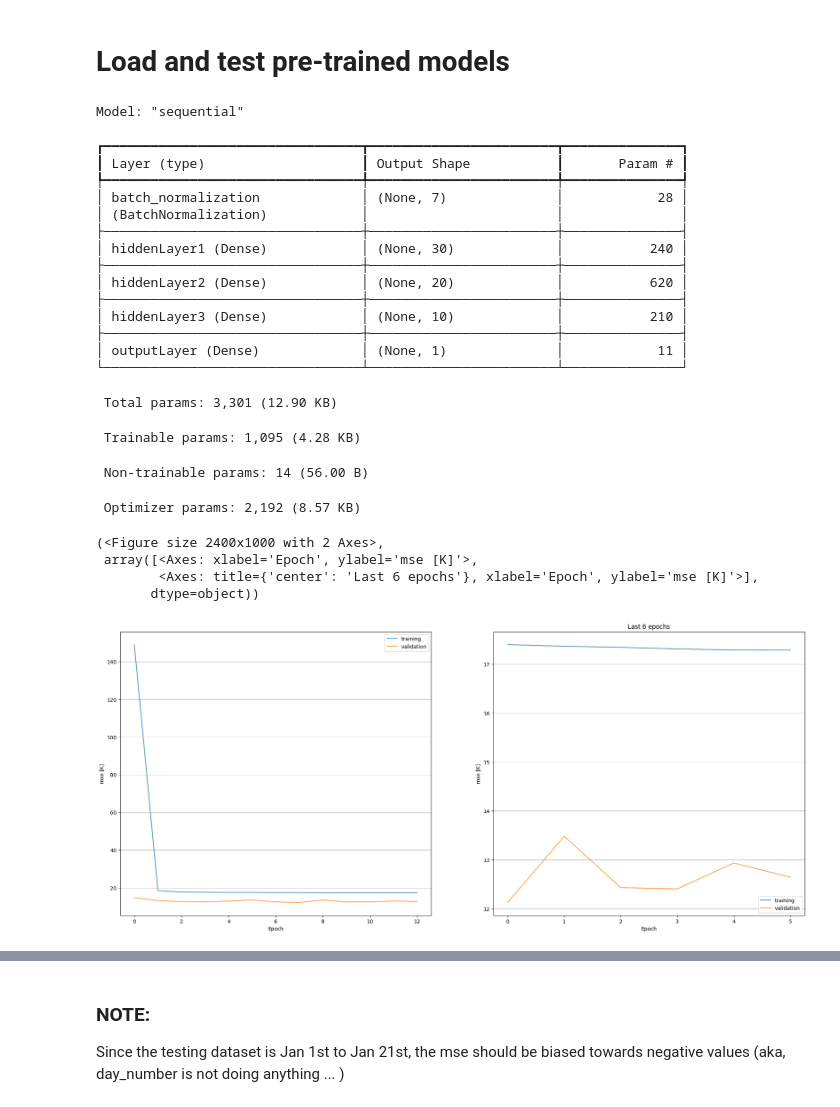
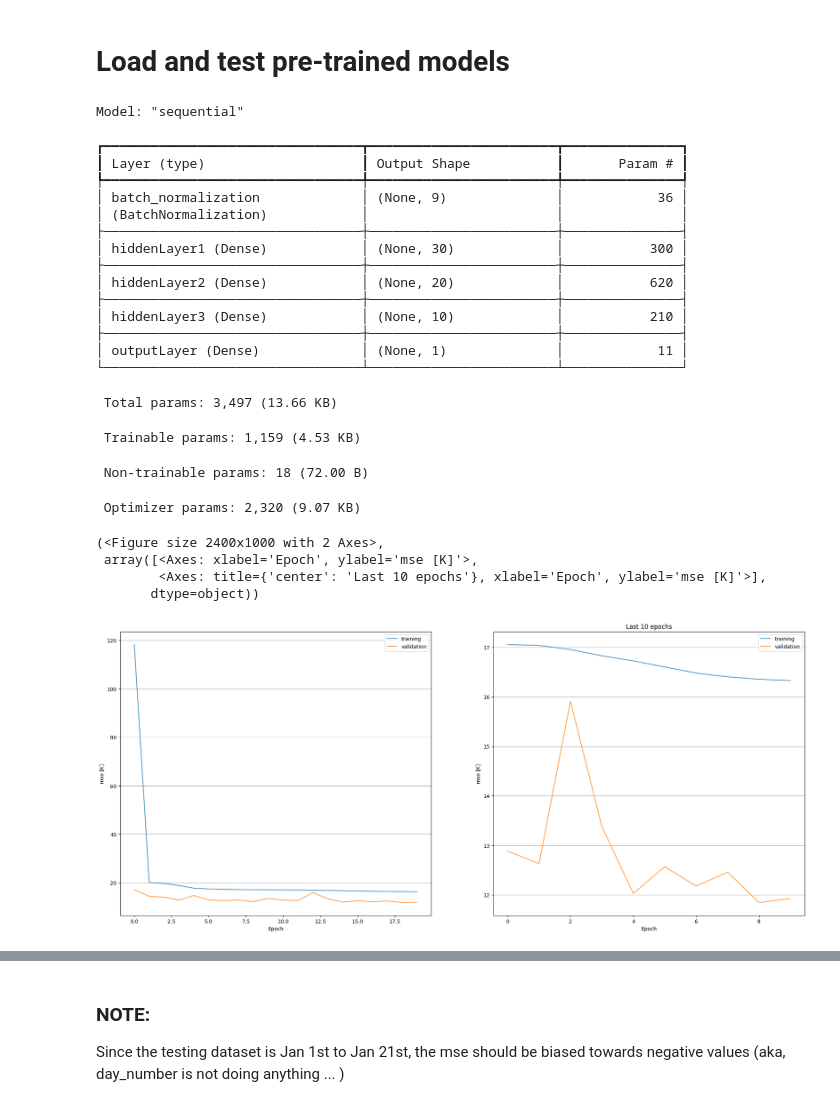
Before and after one commit to AndresTerrer/PMW_LST, a Jupyter notebook: notebooks/working_examples/Load_and_test_WS_model.ipynb, the cells around one changed output, grey strips where cells are left out. Cells and saved outputs as stored; diff of their text form; code cells hidden in the pictures.

Commit message:
DEM model comparision

```diff
--- a/notebooks/working_examples/Load_and_test_WS_model.ipynb
+++ b/notebooks/working_examples/Load_and_test_WS_model.ipynb
@@ -15,7 +15,7 @@ sys.path.append(os.path.abspath(os.path.join(os.path.dirname(__name__), '../..')
 from src.processing import windsat_datacube, model_preprocess
 from src.model import transform_batch, plot_history
 # %%
-model_path = "../../models/2024_05_28T140627.keras"
+model_path = "../../models/2024_05_28T150756.keras"
 model = load_model(model_path)
 model.summary()
 # %% [output]
@@ -23,10 +23,10 @@ Model: "sequential"
 ┏━━━━━━━━━━━━━━━━━━━━━━━━━━━━━━━━━┳━━━━━━━━━━━━━━━━━━━━━━━━┳━━━━━━━━━━━━━━━┓
 ┃ Layer (type)                    ┃ Output Shape           ┃       Param # ┃
 ┡━━━━━━━━━━━━━━━━━━━━━━━━━━━━━━━━━╇━━━━━━━━━━━━━━━━━━━━━━━━╇━━━━━━━━━━━━━━━┩
-│ batch_normalization             │ (None, 7)              │            28 │
+│ batch_normalization             │ (None, 9)              │            36 │
 │ (BatchNormalization)            │                        │               │
 ├─────────────────────────────────┼────────────────────────┼───────────────┤
-│ hiddenLayer1 (Dense)            │ (None, 30)             │           240 │
+│ hiddenLayer1 (Dense)            │ (None, 30)             │           300 │
 ├─────────────────────────────────┼────────────────────────┼───────────────┤
 │ hiddenLayer2 (Dense)            │ (None, 20)             │           620 │
 ├─────────────────────────────────┼────────────────────────┼───────────────┤
@@ -34,23 +34,23 @@ Model: "sequential"
 ├─────────────────────────────────┼────────────────────────┼───────────────┤
 │ outputLayer (Dense)             │ (None, 1)              │            11 │
 └─────────────────────────────────┴────────────────────────┴───────────────┘
- Total params: 3,301 (12.90 KB)
+ Total params: 3,497 (13.66 KB)
- Trainable params: 1,095 (4.28 KB)
+ Trainable params: 1,159 (4.53 KB)
- Non-trainable params: 14 (56.00 B)
+ Non-trainable params: 18 (72.00 B)
- Optimizer params: 2,192 (8.57 KB)
+ Optimizer params: 2,320 (9.07 KB)
 # %%
 # Load and plot training history
-history_path = "../../models/2024_05_28T140627_history"
+history_path = "../../models/2024_05_28T150756_history"
 
 with open(history_path, "rb") as file:
     history = pickle.load(file)
 plot_history(history)
 # %% [output]
 (<Figure size 2400x1000 with 2 Axes>,
  array([<Axes: xlabel='Epoch', ylabel='mse [K]'>,
-        <Axes: title={'center': 'Last 6 epochs'}, xlabel='Epoch', ylabel='mse [K]'>],
+        <Axes: title={'center': 'Last 10 epochs'}, xlabel='Epoch', ylabel='mse [K]'>],
        dtype=object))
-[figure, old version]
+[figure, new version]
 # %%
 
 folder_path = "../../data/raw/Daily_Windsat/"
```
Also changed, not shown: parts of 10 cells of this notebook.
